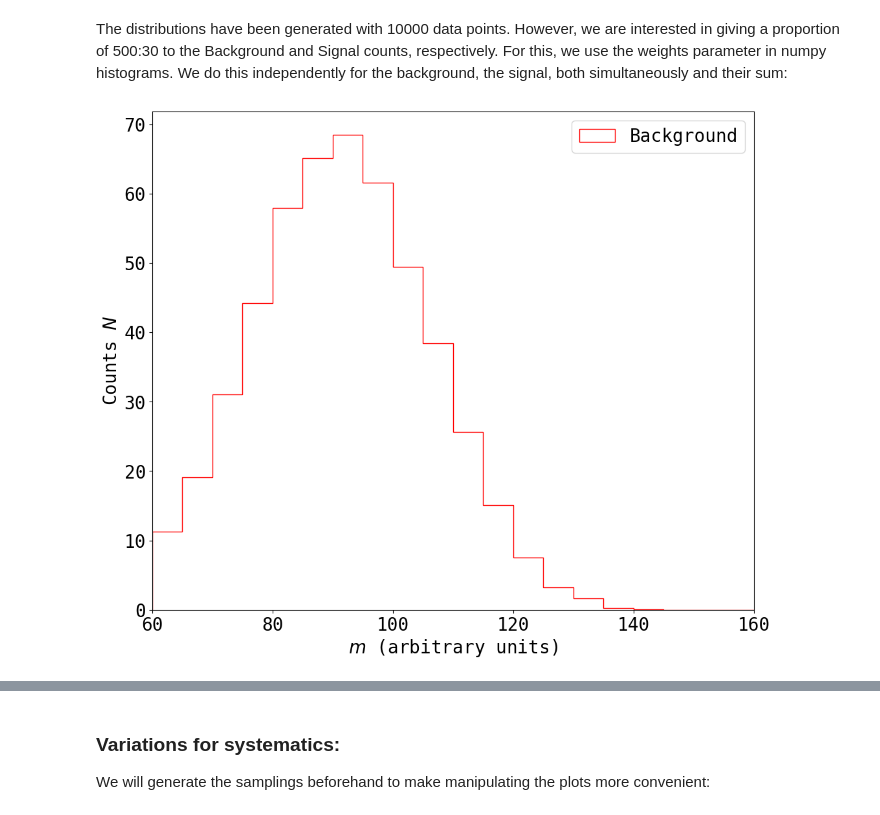
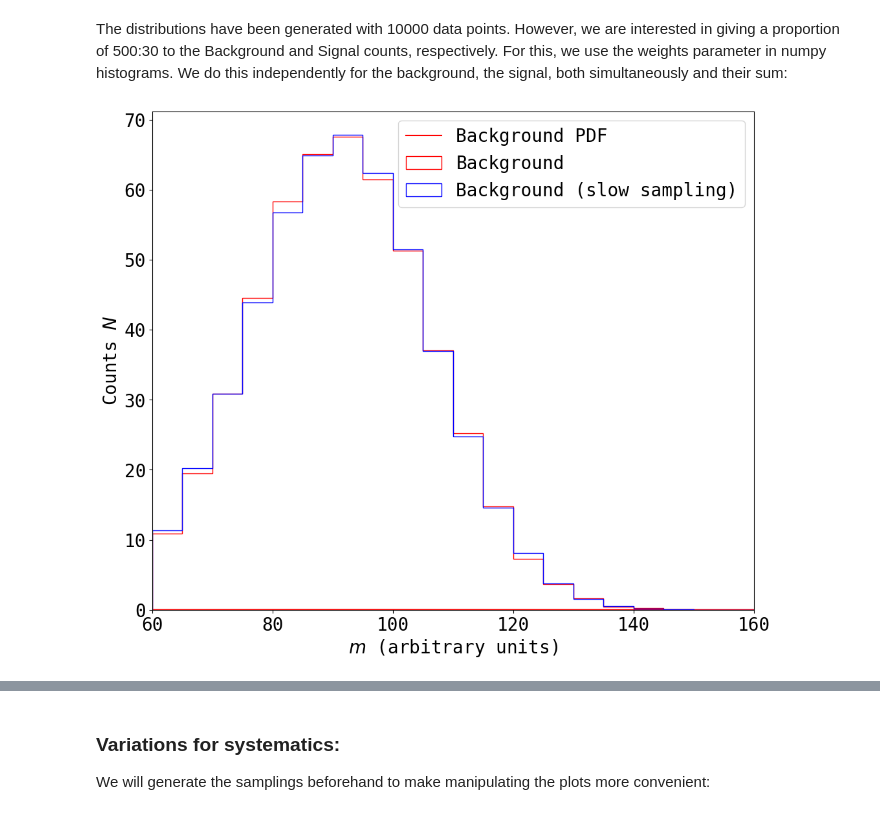
Before and after one commit to sgogoeg/SMODA_Final_Project_2026, a Jupyter notebook: Analysis.ipynb, the cells around one changed output, grey strips where cells are left out. Cells and saved outputs as stored; diff of their text form; code cells hidden in the pictures.

```diff
--- a/Analysis.ipynb
+++ b/Analysis.ipynb
@@ -98,10 +98,19 @@ def TruncatedGaussianCDF(x, mu, sigma, xmin, xmax):
     return (GCDF(xi) - GCDF(alpha)) / Z
 # %% [markdown]
 Now, to get random samples from this distribution we generate random numbers between $0$ and $1$ and calculate the inverse of the CDF for the given values. This method (that was covered in the lectures) will then provide a random sample of values following the desired distribution. We calculate the inverse of the CDF numerically:
+# %%
+from scipy.interpolate import CubicSpline
+
+def SamplingTruncatedGaussian(mu, sigma, xmin, xmax, size = 1000, steps = 0.01):
+    func = TruncatedGaussianCDF(np.arange(xmin, xmax, steps), mu, sigma, xmin, xmax)
+    inter = CubicSpline(func, np.arange(xmin, xmax, steps))
+    rand = np.random.rand(size)
+    samples = inter(rand)
+    return samples
 # %%
 # A function to sample from the truncated gaussian distribution using the inverse transform sampling method:
 
-def SamplingTruncatedGaussian(mu, sigma, xmin, xmax, size = 1000, steps=0.01):
+def SamplingTruncatedGaussianSlow(mu, sigma, xmin, xmax, size = 1000, steps=0.01):
     i = 0
     sample = np.array([])
     while i < size:
@@ -109,36 +118,43 @@ def SamplingTruncatedGaussian(mu, sigma, xmin, xmax, size = 1000, steps=0.01):
         temp = TruncatedGaussianCDF(np.arange(xmin, xmax, steps), mu, sigma, xmin, xmax) - rand1
         # We add the value in the interval [xmin, xmax] that minimizes the difference between the CDF and the random number
         sample = np.append(sample, np.arange(xmin, xmax, steps)[np.abs(temp).argmin()])
+
         i += 1
     return sample
 # %% [markdown]
 And with this function we can generate our desired data:
 # %%
-samplesize = 10000
+samplesize = 50000
 
-sample1 = SamplingTruncatedGaussian(91.2, 15, xmin, xmax, size=samplesize, steps=0.005)
-sample2 = SamplingTruncatedGaussian(125, 17, xmin, xmax, size=samplesize, steps=0.005)
+sample1 = SamplingTruncatedGaussian(91.2, 15, xmin, xmax, size=samplesize, steps=0.0001)
+sample2 = SamplingTruncatedGaussian(125, 17, xmin, xmax, size=samplesize, steps=0.0001)
+
+sample1slow = SamplingTruncatedGaussianSlow(91.2, 15, xmin, xmax, size=samplesize, steps=0.005)
 # %% [markdown]
 The distributions have been generated with 10000 data points. However, we are interested in giving a proportion of 500:30 to the Background and Signal counts, respectively. For this, we use the weights parameter in numpy histograms. We do this independently for the background, the signal, both simultaneously and their sum:
 # %%
 # Defining bin edges for a histogram with 20 equidistant bins between 60 and 160
 bins = np.linspace(60, 160, 21)
 
 counts1 = np.histogram(sample1, bins=bins)[0]
+counts1slow = np.histogram(sample1slow, bins=bins)[0]
 
 weights_sumBCKG = 500/samplesize*counts1
+weights_sumBCKGSlow = 500/samplesize*np.histogram(sample1slow, bins=bins)[0]
 
 plt.figure(figsize=(12, 10))
 plt.xlim(60, 160)
 
+plt.plot(np.arange(xmin, xmax, 0.01), TruncatedGaussianPDF(np.arange(xmin, xmax, 0.01), 91.2, 15, xmin, xmax), color='red', label='Background PDF')
 plt.hist(bins[:-1], bins=bins, density=False, weights=weights_sumBCKG, edgecolor='red', histtype='step', label='Background')
+plt.hist(bins[:-1], bins=bins, density=False, weights=weights_sumBCKGSlow, edgecolor='blue', histtype='step', label='Background (slow sampling)')
 plt.legend()
 plt.xlabel(r"$m$ (arbitrary units)")
 plt.ylabel(r"Counts $N$")
-plt.savefig("plots/Background.pdf", bbox_inches='tight')
+#plt.savefig("plots/Background.pdf", bbox_inches='tight')
 plt.show()
 # %% [output]
-[figure, old version]
+[figure, new version]
 # %%
 
 plt.figure(figsize=(12, 10))
```
Also changed, not shown: parts of 8 cells of this notebook, 10 other files.
